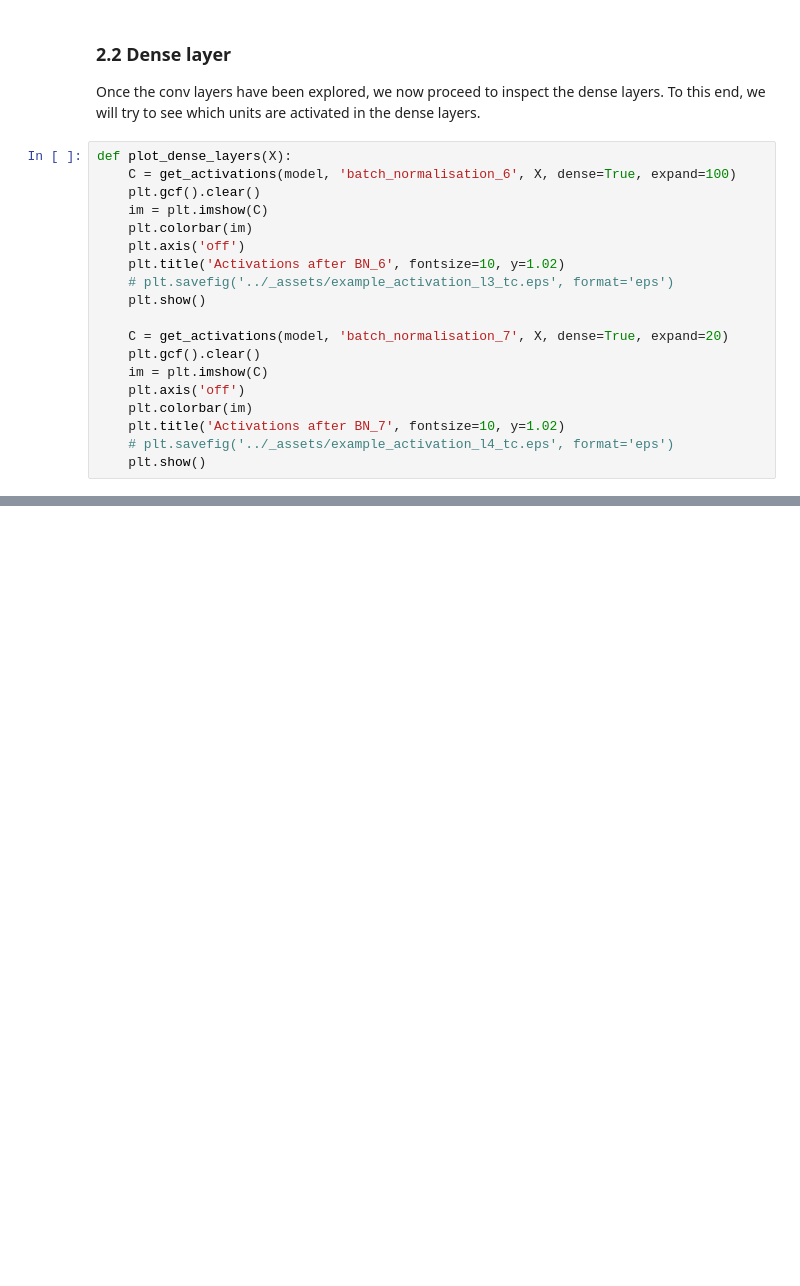
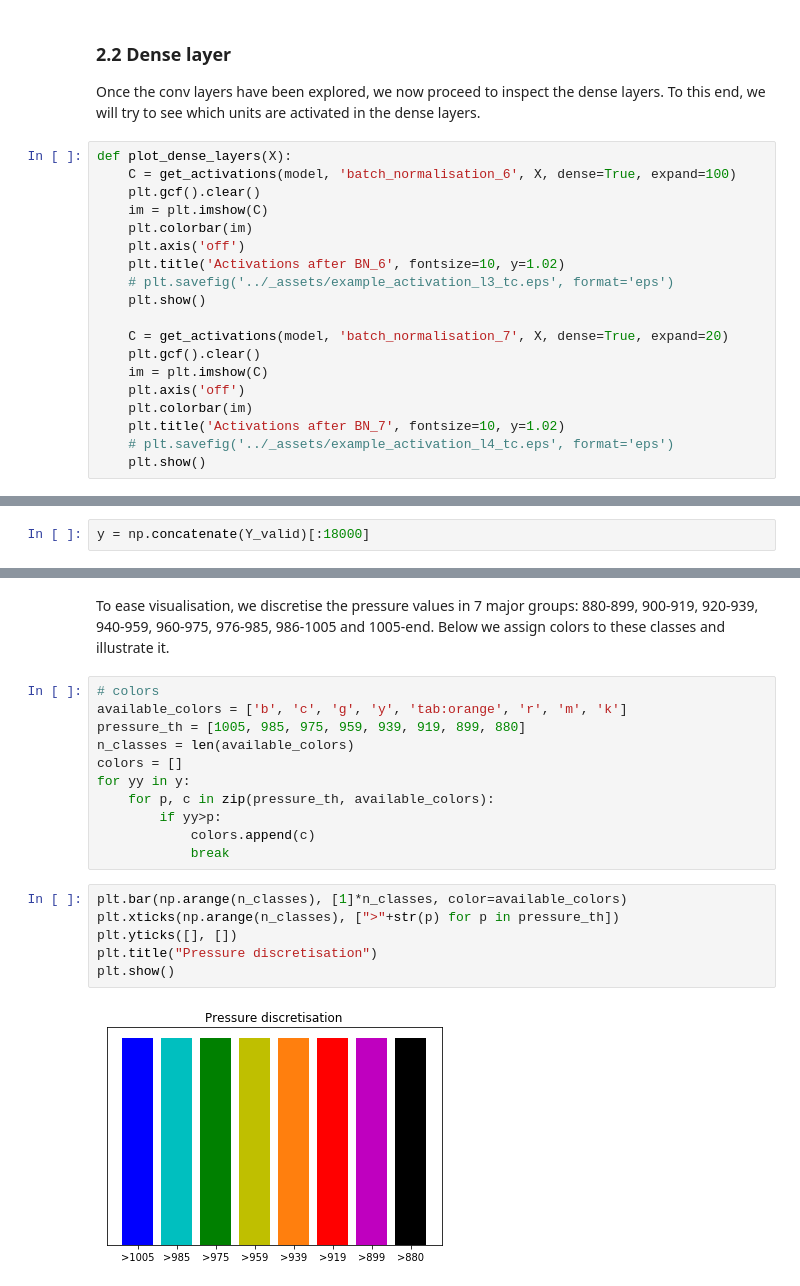
Before and after one commit to lucasrodes/pyphoon, a Jupyter notebook: experiments/pressure_regression/notebooks/Results.ipynb, the cells around one changed output, grey strips where cells are left out. Saved outputs shown, nothing was run; the diff lists cells and outputs as text; blank space fills up the shorter version.

```diff
--- a/experiments/pressure_regression/notebooks/Results.ipynb
+++ b/experiments/pressure_regression/notebooks/Results.ipynb
@@ -208,0 +222,2 @@ Here, we explore the possibility of using the last layers of RegNet as an embedd
+# %%
+y = np.concatenate(Y_valid)[:18000]
@@ -208,0 +232,21 @@ Here, we explore the possibility of using the last layers of RegNet as an embedd
+# %% [markdown]
+To ease visualisation, we discretise the pressure values in 7 major groups: 880-899, 900-919, 920-939, 940-959, 960-975, 976-985, 986-1005 and 1005-end. Below we assign colors to these classes and illustrate it.
+# %%
+# colors
+available_colors = ['b', 'c', 'g', 'y', 'tab:orange', 'r', 'm', 'k']
+pressure_th = [1005, 985, 975, 959, 939, 919, 899, 880]
+n_classes = len(available_colors)
+colors = []
+for yy in y:
+    for p, c in zip(pressure_th, available_colors):
+        if yy>p:
+            colors.append(c)
+            break
+# %%
+plt.bar(np.arange(n_classes), [1]*n_classes, color=available_colors)
+plt.xticks(np.arange(n_classes), [">"+str(p) for p in pressure_th])
+plt.yticks([], [])
+plt.title("Pressure discretisation")
+plt.show()
+# %% [output]
+[figure, added]
```
Also changed, not shown: parts of 33 cells of this notebook.
